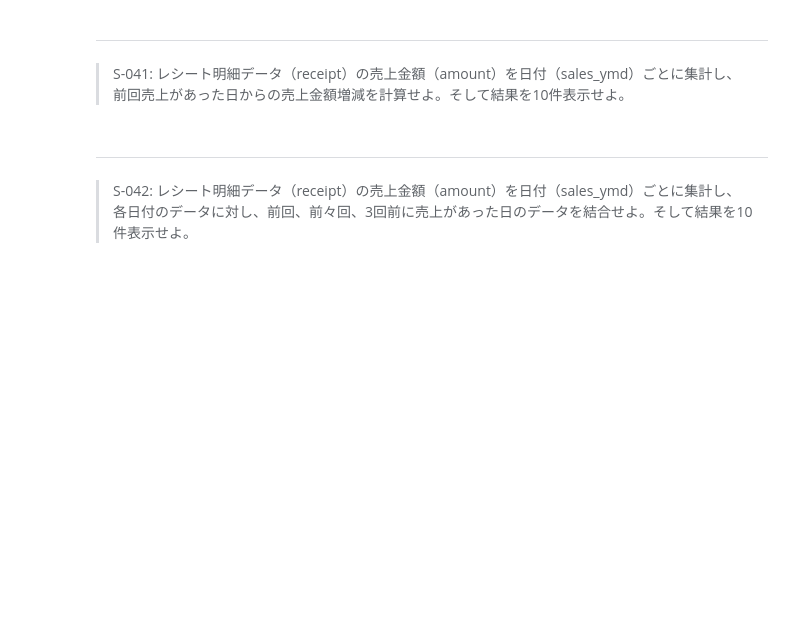
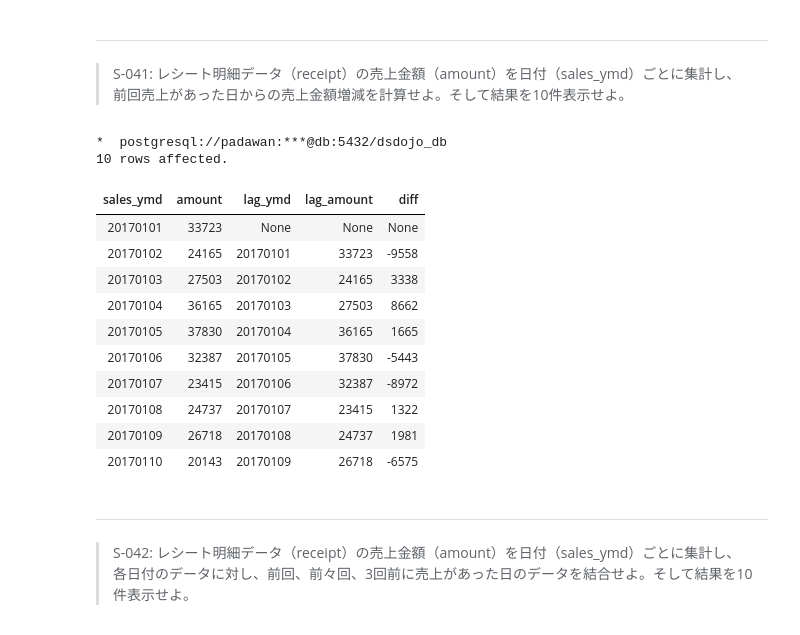
Before and after one commit to palakpaneerer/100knocks-preprocess, a Jupyter notebook: docker/work/preprocess_knock_SQL.ipynb, the cells around one changed output. Saved outputs shown, nothing was run; the diff lists cells and outputs as text; code cells hidden in the pictures; blank space fills up the shorter version.

```diff
--- a/docker/work/preprocess_knock_SQL.ipynb
+++ b/docker/work/preprocess_knock_SQL.ipynb
@@ -1217,3 +1213,48 @@ LIMIT
+# %%
+%%sql
+
+WITH sales_amount_by_date AS (
+    SELECT
+        sales_ymd,
+        SUM(amount) AS amount
+    FROM
+        receipt
+    GROUP BY
+        sales_ymd
+), sales_amount_by_data_with_lag AS (
+    SELECT
+        sales_ymd,
+        amount,
+        LAG(sales_ymd, 1) OVER(ORDER BY sales_ymd ASC) AS lag_ymd,
+        LAG(amount, 1) OVER(ORDER BY sales_ymd ASC) AS lag_amount
+    FROM
+        sales_amount_by_date
+)
+SELECT
+    sales_ymd,
+    amount,
+    lag_ymd,
+    lag_amount,
+    amount - lag_amount AS diff
+FROM
+    sales_amount_by_data_with_lag
+LIMIT
+    10
+;
+# %% [output]
+*  postgresql://padawan:***@db:5432/dsdojo_db
+10 rows affected.
+| sales_ymd | amount | lag_ymd | lag_amount | diff |
+| 20170101 | 33723 | None | None | None |
+| 20170102 | 24165 | 20170101 | 33723 | -9558 |
+| 20170103 | 27503 | 20170102 | 24165 | 3338 |
+| 20170104 | 36165 | 20170103 | 27503 | 8662 |
+| 20170105 | 37830 | 20170104 | 36165 | 1665 |
+| 20170106 | 32387 | 20170105 | 37830 | -5443 |
+| 20170107 | 23415 | 20170106 | 32387 | -8972 |
+| 20170108 | 24737 | 20170107 | 23415 | 1322 |
+| 20170109 | 26718 | 20170108 | 24737 | 1981 |
+| 20170110 | 20143 | 20170109 | 26718 | -6575 |
 # %% [markdown]
 ---
 > S-042: レシート明細データ（receipt）の売上金額（amount）を日付（sales_ymd）ごとに集計し、各日付のデータに対し、前回、前々回、3回前に売上があった日のデータを結合せよ。そして結果を10件表示せよ。
```
Also changed, not shown: parts of 40 cells of this notebook.
